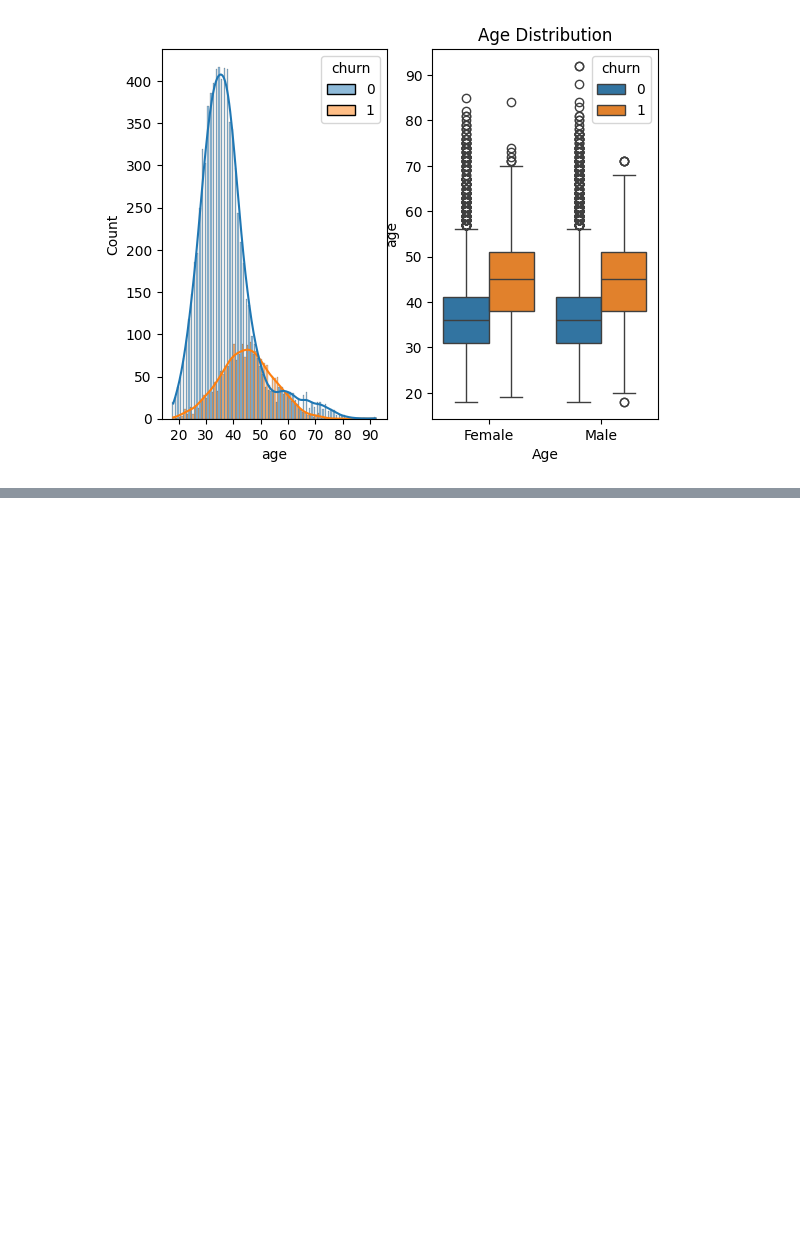
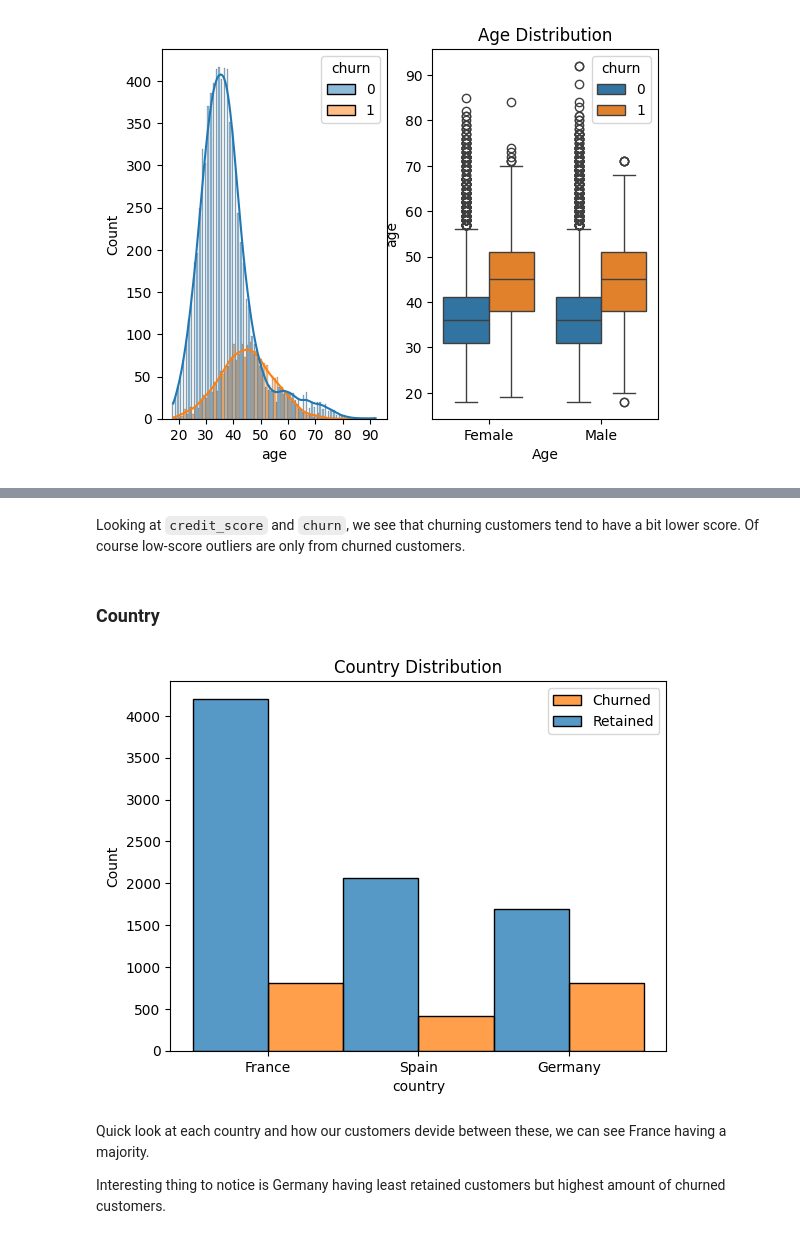
Before and after one commit to ArvydasKacinas/Bank-Customer-Churn, a Jupyter notebook: ML_Notebook.ipynb, the cells around one changed output, grey strips where cells are left out. Cells and saved outputs as stored; diff of their text form; code cells hidden in the pictures; blank space fills up the shorter version.

```diff
--- a/ML_Notebook.ipynb
+++ b/ML_Notebook.ipynb
@@ -137,0 +158,20 @@ We can see that majority of our customers are between age **25** and **45** whil
+# %% [markdown]
+Looking at `credit_score` and `churn`, we see that churning customers tend to have a bit lower score. Of course low-score outliers are only from churned customers.
+# %% [markdown]
+### Country
+# %%
+country_fig= sns.histplot(data=bank_churn_data, x="country",
+                                hue="churn",
+                                bins=20,
+                                multiple="dodge",
+                                discrete=True,
+                                stat="count",
+                                )
+plt.legend(labels=["Churned","Retained"])
+plt.title("Country Distribution");
+# %% [output]
+[figure, added]
+# %% [markdown]
+Quick look at each country and how our customers devide between these, we can see France having a majority.
+
+Interesting thing to notice is Germany having least retained customers but highest amount of churned customers.
```
Also changed, not shown: parts of 3 cells of this notebook.
